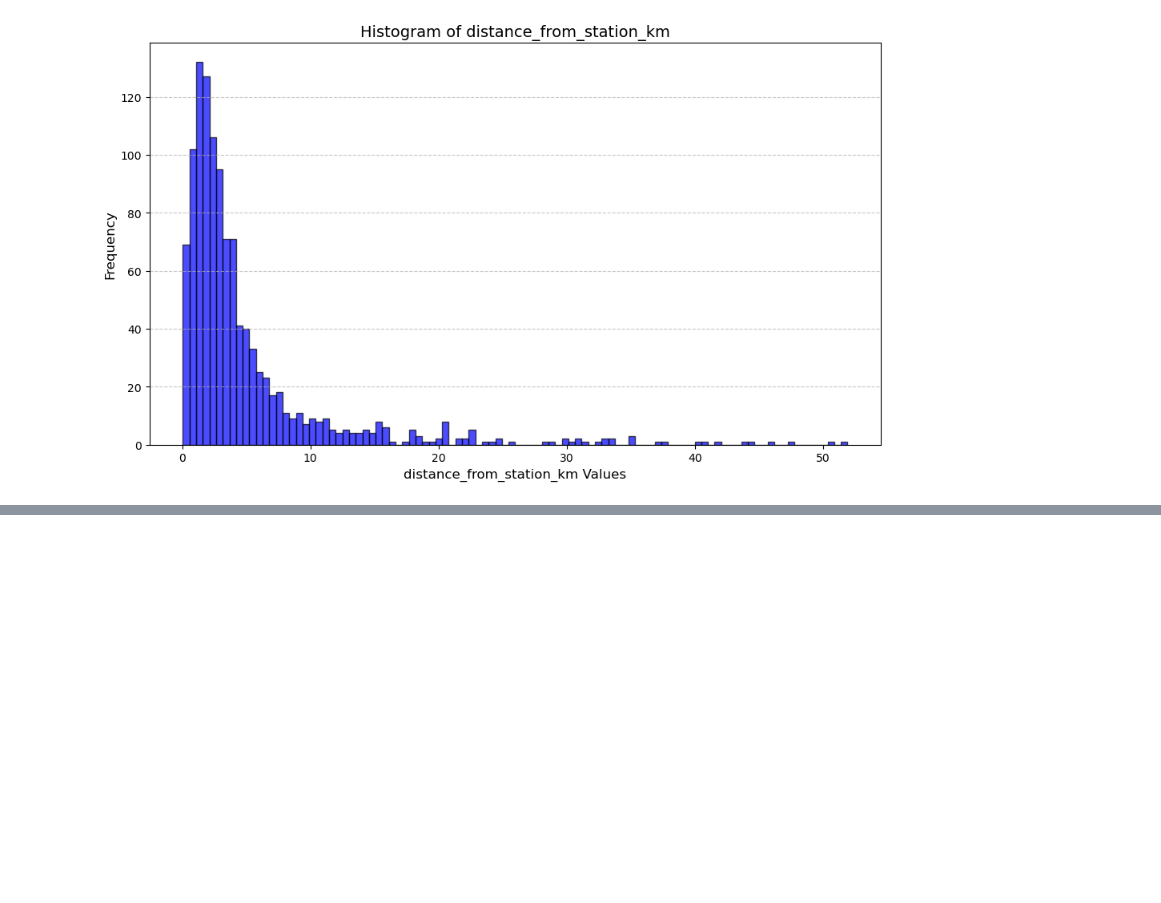
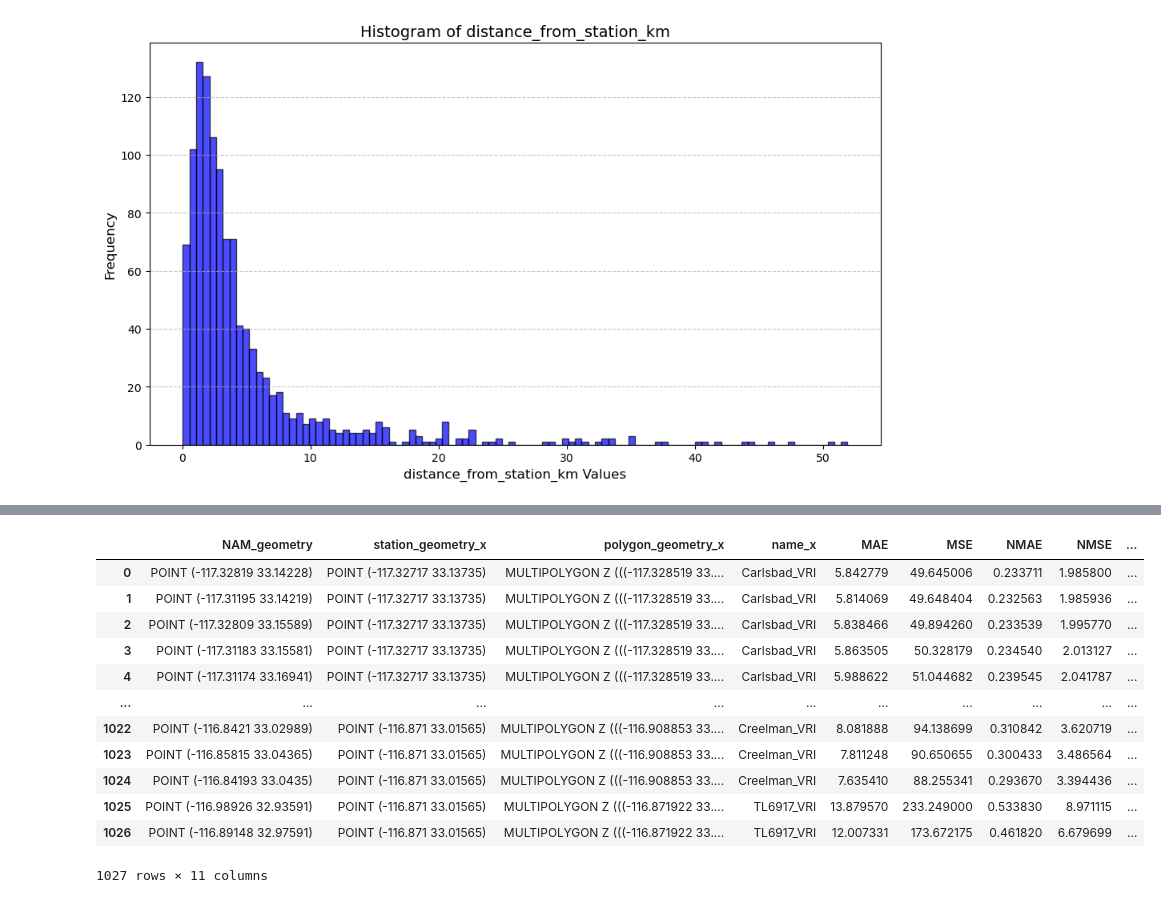
Before and after one commit to StevDoms/SDGE_NAM_Analysis, a Jupyter notebook: DSC180B_Project.ipynb, the cells around one changed output, grey strips where cells are left out. Cells and saved outputs as stored; diff of their text form; code cells hidden in the pictures; blank space fills up the shorter version.

```diff
--- a/DSC180B_Project.ipynb
+++ b/DSC180B_Project.ipynb
@@ -474,0 +621,4 @@ IFrame(map_path, width=700, height=500)
+# %%
+weather_station_poly = merged_nearest.drop_duplicates(subset=['wind_speed_date', 'weatherstationcode'])[['weatherstationcode', 'wind_speed_date',
+                                                                         'station_wind_speed', 'station_geometry' ,'polygon_geometry' ,'name']]
+weather_station_poly.head()
@@ -474,0 +632,10 @@ IFrame(map_path, width=700, height=500)
+# %%
+pd.set_option('display.max_columns', None)
+merged_nearest_windspeed = merged_nearest.merge(
+    weather_station_poly,
+    how='inner',
+    left_on=['nearest_weather_station_code', 'wind_speed_date'],
+    right_on=['weatherstationcode', 'wind_speed_date'])
+merged_nearest_windspeed = merged_nearest_windspeed
+
+merged_nearest_windspeed.columns
@@ -474,0 +700,4 @@ IFrame(map_path, width=700, height=500)
+# %%
+grouped_columns = ['NAM_geometry', 'station_geometry_x', 'polygon_geometry_x', 'name_x']
+merged_nearest_windspeed_group = merged_nearest_windspeed.groupby(grouped_columns, sort=False)
+merged_nearest_windspeed_group.head()
@@ -474,0 +718,42 @@ IFrame(map_path, width=700, height=500)
+# %%
+d0 = merged_nearest_windspeed['distance_from_station_km'].median()
+tau = merged_nearest_windspeed['distance_from_station_km'].std()
+
+
+mae = merged_nearest_windspeed_group.apply(calculate_mae, include_groups=False).reset_index(name='MAE')
+mse = merged_nearest_windspeed_group.apply(calculate_mse, include_groups=False).reset_index(name='MSE')
+nmae = merged_nearest_windspeed_group.apply(calculate_nmae, include_groups=False).reset_index(name='NMAE')
+nmse = merged_nearest_windspeed_group.apply(calculate_nmse, include_groups=False).reset_index(name='NMSE')
+dwae = merged_nearest_windspeed_group.apply(calculate_dwae, include_groups=False).reset_index(name='DWAE')
+sdwe = merged_nearest_windspeed_group.apply(calculate_sdwe, include_groups=False).reset_index(name='SDWE')
+
+
+errors_2 = (
+    mae
+    .merge(mse, on=grouped_columns, how='inner')
+    .merge(nmae, on=grouped_columns, how='inner')
+    .merge(nmse, on=grouped_columns, how='inner')
+    .merge(dwae, on=grouped_columns, how='inner')
+    .merge(sdwe, on=grouped_columns, how='inner')
+)
+
+errors_2['distance_from_station_km'] = errors.apply(
+    lambda row: haversine_distance(row['station_geometry'], row['NAM_geometry']), axis=1
+)
+
+errors_2 = errors_2.drop_duplicates()
+errors_2
+# %% [output]
+|  | NAM_geometry | station_geometry_x | polygon_geometry_x | name_x | MAE | MSE | NMAE | NMSE | ... |
+| 0 | POINT (-117.32819 33.14228) | POINT (-117.32717 33.13735) | MULTIPOLYGON Z (((-117.328519 33.... | Carlsbad_VRI | 5.842779 | 49.645006 | 0.233711 | 1.985800 | ... |
+| 1 | POINT (-117.31195 33.14219) | POINT (-117.32717 33.13735) | MULTIPOLYGON Z (((-117.328519 33.... | Carlsbad_VRI | 5.814069 | 49.648404 | 0.232563 | 1.985936 | ... |
+| 2 | POINT (-117.32809 33.15589) | POINT (-117.32717 33.13735) | MULTIPOLYGON Z (((-117.328519 33.... | Carlsbad_VRI | 5.838466 | 49.894260 | 0.233539 | 1.995770 | ... |
+| 3 | POINT (-117.31183 33.15581) | POINT (-117.32717 33.13735) | MULTIPOLYGON Z (((-117.328519 33.... | Carlsbad_VRI | 5.863505 | 50.328179 | 0.234540 | 2.013127 | ... |
+| 4 | POINT (-117.31174 33.16941) | POINT (-117.32717 33.13735) | MULTIPOLYGON Z (((-117.328519 33.... | Carlsbad_VRI | 5.988622 | 51.044682 | 0.239545 | 2.041787 | ... |
+| ... | ... | ... | ... | ... | ... | ... | ... | ... | ... |
+| 1022 | POINT (-116.8421 33.02989) | POINT (-116.871 33.01565) | MULTIPOLYGON Z (((-116.908853 33.... | Creelman_VRI | 8.081888 | 94.138699 | 0.310842 | 3.620719 | ... |
+| 1023 | POINT (-116.85815 33.04365) | POINT (-116.871 33.01565) | MULTIPOLYGON Z (((-116.908853 33.... | Creelman_VRI | 7.811248 | 90.650655 | 0.300433 | 3.486564 | ... |
+| 1024 | POINT (-116.84193 33.0435) | POINT (-116.871 33.01565) | MULTIPOLYGON Z (((-116.908853 33.... | Creelman_VRI | 7.635410 | 88.255341 | 0.293670 | 3.394436 | ... |
+| 1025 | POINT (-116.98926 32.93591) | POINT (-116.871 33.01565) | MULTIPOLYGON Z (((-116.871922 33.... | TL6917_VRI | 13.879570 | 233.249000 | 0.533830 | 8.971115 | ... |
+| 1026 | POINT (-116.89148 32.97591) | POINT (-116.871 33.01565) | MULTIPOLYGON Z (((-116.871922 33.... | TL6917_VRI | 12.007331 | 173.672175 | 0.461820 | 6.679699 | ... |
+1027 rows × 11 columns
```
Also changed, not shown: parts of 14 cells of this notebook.
